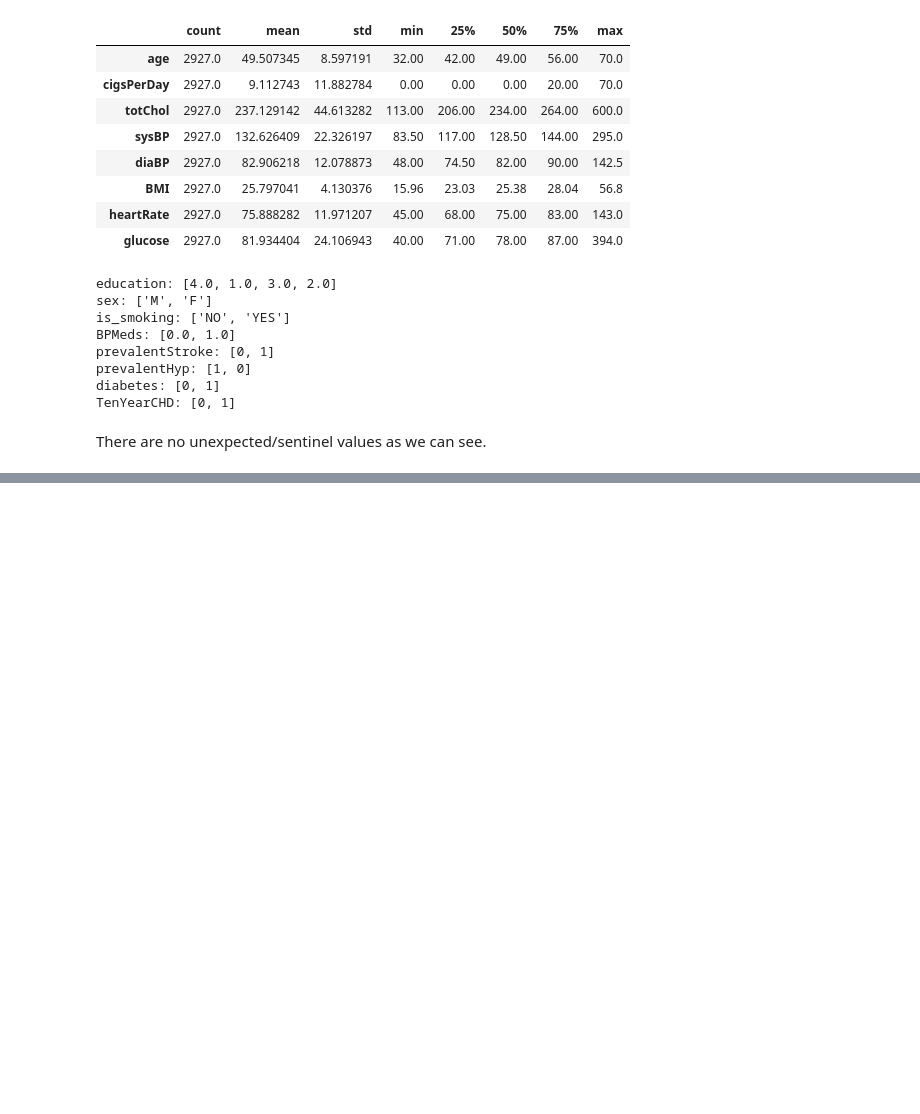
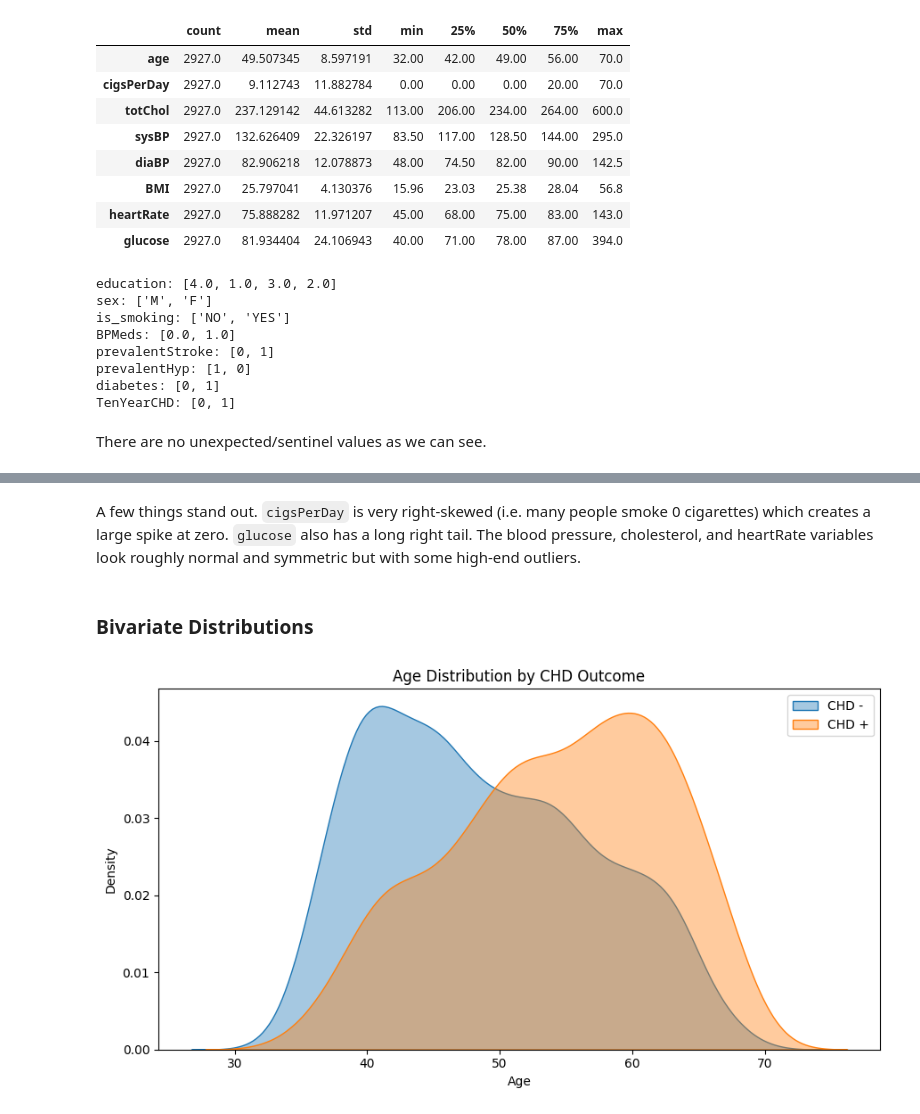
Before and after one commit to mtfattahpour/chd-prediction, a Jupyter notebook: notebooks/eda.ipynb, the cells around one changed output, grey strips where cells are left out. Saved outputs shown, nothing was run; the diff lists cells and outputs as text; code cells hidden in the pictures; blank space fills up the shorter version.

```diff
--- a/notebooks/eda.ipynb
+++ b/notebooks/eda.ipynb
@@ -148,0 +207,16 @@ There are no unexpected/sentinel values as we can see.
+# %% [markdown]
+A few things stand out. `cigsPerDay` is very right-skewed (i.e. many people smoke 0 cigarettes) which creates a large spike at zero. `glucose` also has a long right tail. The blood pressure, cholesterol, and heartRate variables look roughly normal and symmetric but with some high-end outliers.
+# %% [markdown]
+### Bivariate Distributions
+# %%
+plt.figure(figsize=(9, 5))
+sns.kdeplot(df[df['TenYearCHD'] == 0]['age'], label='CHD -', fill=True, alpha=0.4)
+sns.kdeplot(df[df['TenYearCHD'] == 1]['age'], label='CHD +', fill=True, alpha=0.4)
+plt.title('Age Distribution by CHD Outcome')
+plt.xlabel('Age')
+plt.ylabel('Density')
+plt.legend()
+plt.tight_layout()
+plt.show()
+# %% [output]
+[figure, added]
```
Also changed, not shown: parts of 8 cells of this notebook.
